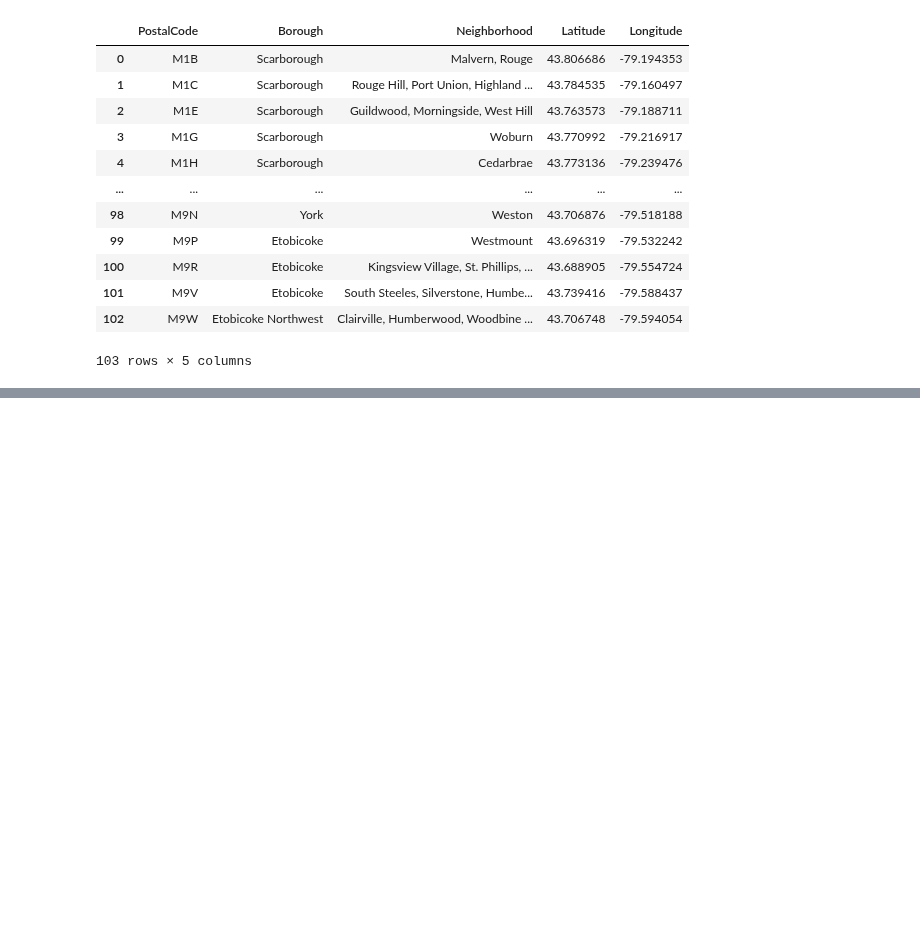
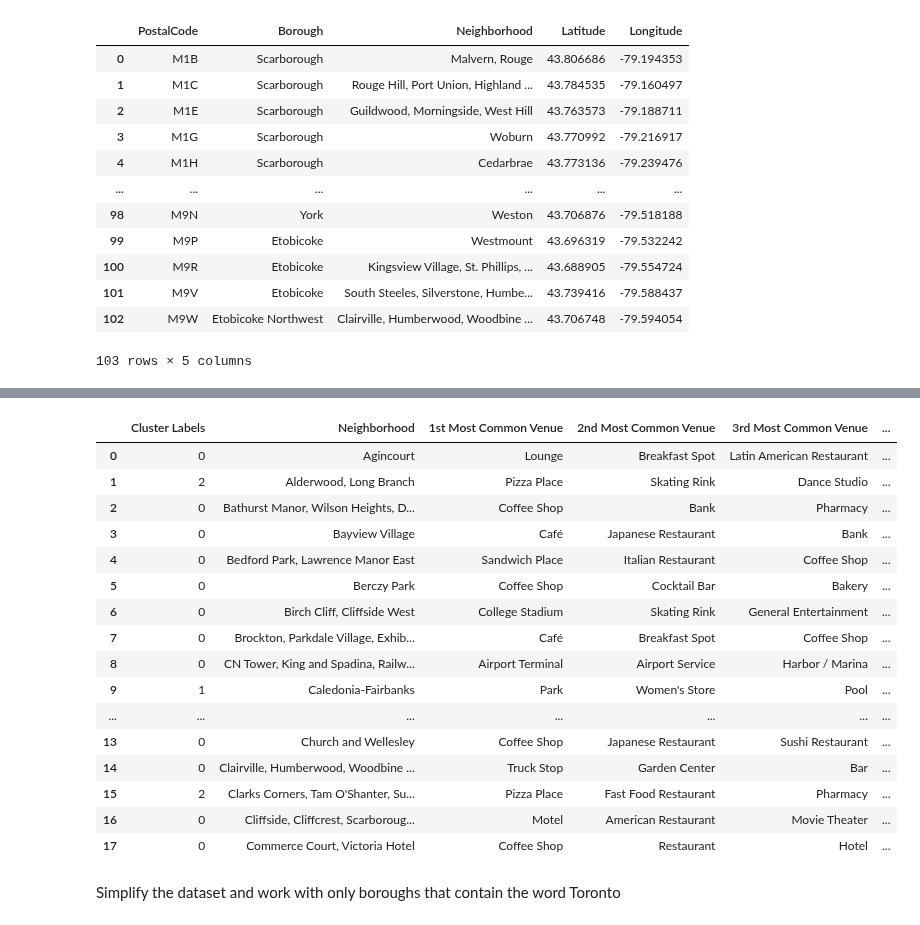
Before and after one commit to shivashamloo/Data-Science-Capstone, a Jupyter notebook: toronto clustering.ipynb, the cells around one changed output, grey strips where cells are left out. Cells and saved outputs as stored; diff of their text form; code cells hidden in the pictures; blank space fills up the shorter version.

```diff
--- a/toronto clustering.ipynb
+++ b/toronto clustering.ipynb
@@ -81,0 +259,27 @@ result
+# %%
+
+# add clustering labels
+neighborhoods_venues_sorted.drop(['Cluster Labels'] , 1 , inplace= True)
+
+neighborhoods_venues_sorted.insert(0, 'Cluster Labels', kmeans.labels_)
+neighborhoods_venues_sorted.head(18)
+# %% [output]
+|  | Cluster Labels | Neighborhood | 1st Most Common Venue | 2nd Most Common Venue | 3rd Most Common Venue | ... |
+| 0 | 0 | Agincourt | Lounge | Breakfast Spot | Latin American Restaurant | ... |
+| 1 | 2 | Alderwood, Long Branch | Pizza Place | Skating Rink | Dance Studio | ... |
+| 2 | 0 | Bathurst Manor, Wilson Heights, D... | Coffee Shop | Bank | Pharmacy | ... |
+| 3 | 0 | Bayview Village | Café | Japanese Restaurant | Bank | ... |
+| 4 | 0 | Bedford Park, Lawrence Manor East | Sandwich Place | Italian Restaurant | Coffee Shop | ... |
+| 5 | 0 | Berczy Park | Coffee Shop | Cocktail Bar | Bakery | ... |
+| 6 | 0 | Birch Cliff, Cliffside West | College Stadium | Skating Rink | General Entertainment | ... |
+| 7 | 0 | Brockton, Parkdale Village, Exhib... | Café | Breakfast Spot | Coffee Shop | ... |
+| 8 | 0 | CN Tower, King and Spadina, Railw... | Airport Terminal | Airport Service | Harbor / Marina | ... |
+| 9 | 1 | Caledonia-Fairbanks | Park | Women's Store | Pool | ... |
+| ... | ... | ... | ... | ... | ... | ... |
+| 13 | 0 | Church and Wellesley | Coffee Shop | Japanese Restaurant | Sushi Restaurant | ... |
+| 14 | 0 | Clairville, Humberwood, Woodbine ... | Truck Stop | Garden Center | Bar | ... |
+| 15 | 2 | Clarks Corners, Tam O'Shanter, Su... | Pizza Place | Fast Food Restaurant | Pharmacy | ... |
+| 16 | 0 | Cliffside, Cliffcrest, Scarboroug... | Motel | American Restaurant | Movie Theater | ... |
+| 17 | 0 | Commerce Court, Victoria Hotel | Coffee Shop | Restaurant | Hotel | ... |
+# %% [markdown]
+Simplify the dataset and work with only boroughs that contain the word Toronto
```
Also changed, not shown: parts of 32 cells of this notebook.
